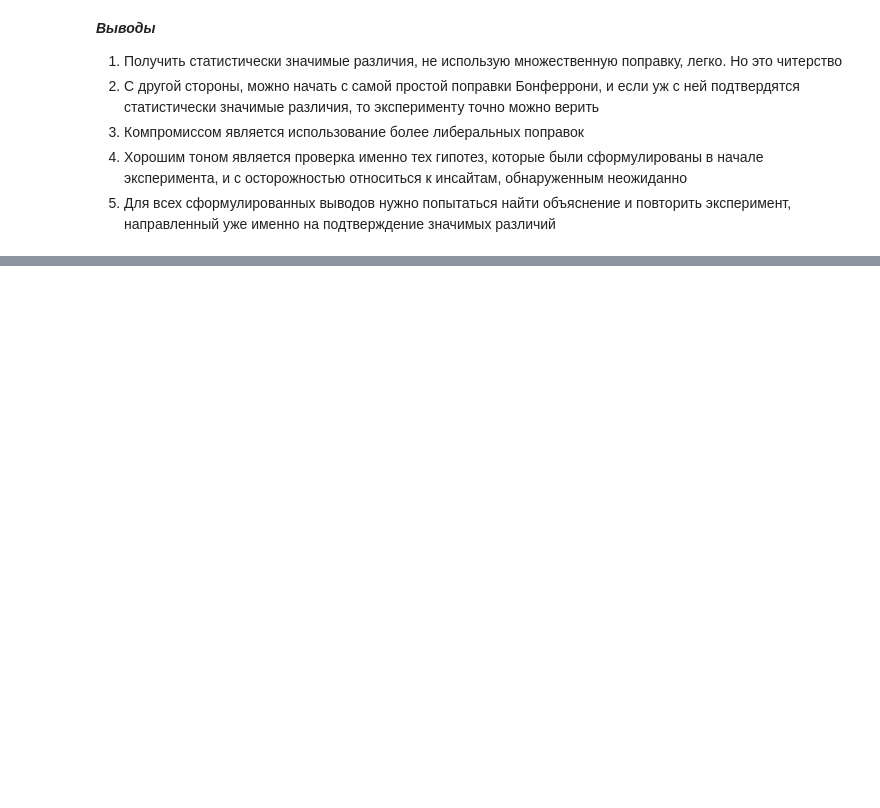
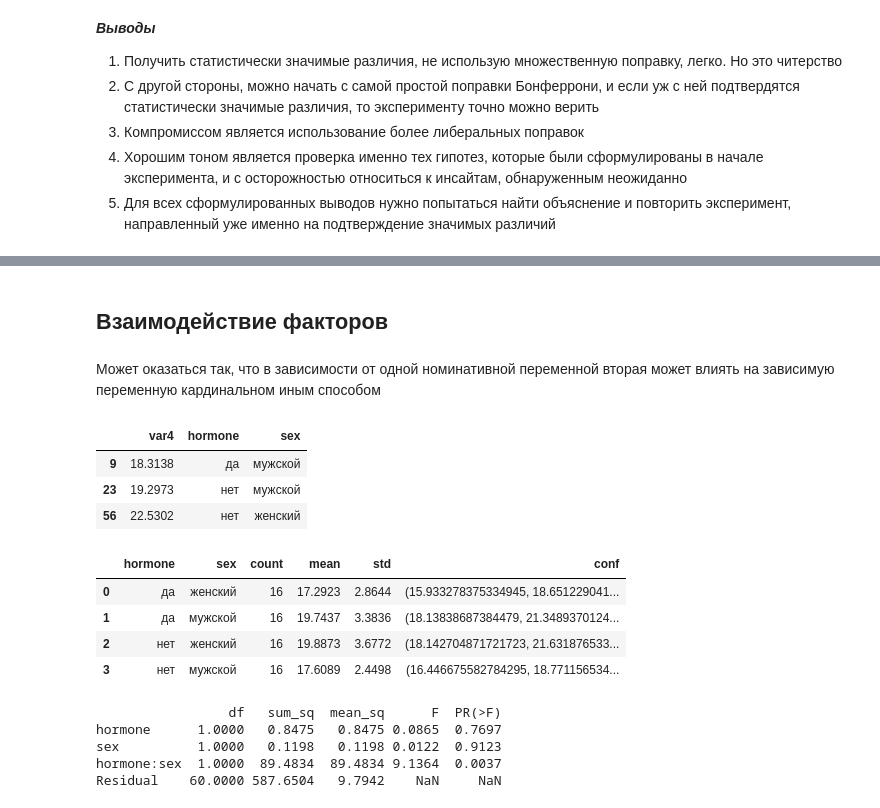
Before and after one commit to zakharkousnetsov/DS_projects, a Jupyter notebook: statistics/statistics.ipynb, the cells around one changed output, grey strips where cells are left out. Drawn from its saved outputs; the diff is of its cells as text; code cells hidden in the pictures; blank space fills up the shorter version.

```diff
--- a/statistics/statistics.ipynb
+++ b/statistics/statistics.ipynb
@@ -620,0 +689,42 @@ P-value совпал!
+# %% [markdown]
+## Взаимодействие факторов
+# %% [markdown]
+Может оказаться так, что в зависимости от одной номинативной переменной вторая может влиять на зависимую переменную кардинальном иным способом
+# %%
+df = pd.read_csv('https://stepik.org/media/attachments/lesson/9250/birds.csv')
+df['hormone'] = df['hormone'].replace({0: 'нет', 1: 'да'})
+df['sex'] = df['sex'].replace({0: 'женский', 1: 'мужской'})
+df.sample(3)
+# %% [output]
+|  | var4 | hormone | sex |
+| 9 | 18.3138 | да | мужской |
+| 23 | 19.2973 | нет | мужской |
+| 56 | 22.5302 | нет | женский |
+# %%
+res = df.groupby(['hormone', 'sex']).agg(count=('var4', 'count'),
+                                mean=('var4', 'mean'),
+                                std=('var4', 'std'),
+                                conf=('var4', lambda x: st.norm.interval(0.95,
+                                                               loc=np.mean(x),
+                                                               scale=np.std(x)/np.sqrt(len(x))))).reset_index()
+res
+# %% [output]
+|  | hormone | sex | count | mean | std | conf |
+| 0 | да | женский | 16 | 17.2923 | 2.8644 | (15.933278375334945, 18.651229041... |
+| 1 | да | мужской | 16 | 19.7437 | 3.3836 | (18.13838687384479, 21.3489370124... |
+| 2 | нет | женский | 16 | 19.8873 | 3.6772 | (18.142704871721723, 21.631876533... |
+| 3 | нет | мужской | 16 | 17.6089 | 2.4498 | (16.446675582784295, 18.771156534... |
+# %%
+# Определение модели
+model = ols('var4 ~ hormone + sex + hormone:sex', data=df).fit()
+
+# Проведение двухфакторного дисперсионного анализа
+anova_table = sm.stats.anova_lm(model)
+
+print(anova_table)
+# %% [output]
+                 df   sum_sq  mean_sq      F  PR(>F)
+hormone      1.0000   0.8475   0.8475 0.0865  0.7697
+sex          1.0000   0.1198   0.1198 0.0122  0.9123
+hormone:sex  1.0000  89.4834  89.4834 9.1364  0.0037
+Residual    60.0000 587.6504   9.7942    NaN     NaN
```
Also changed, not shown: parts of 13 cells of this notebook.
